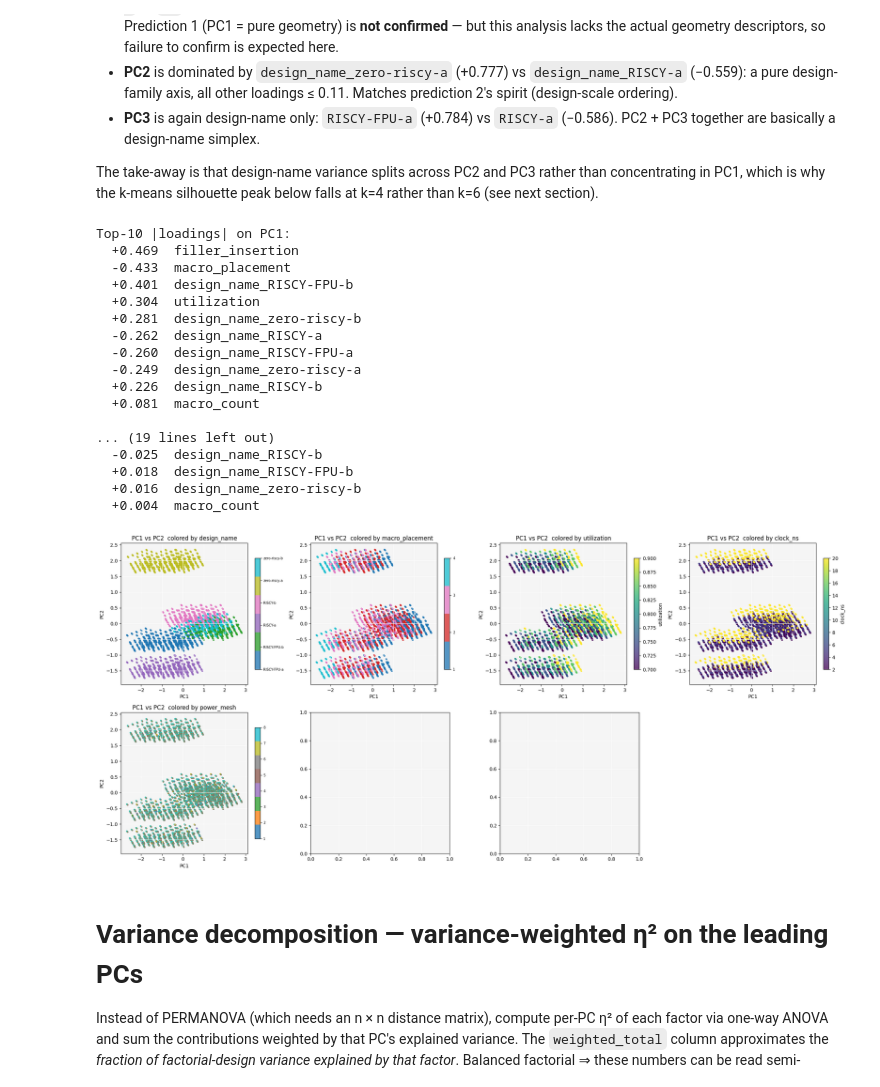
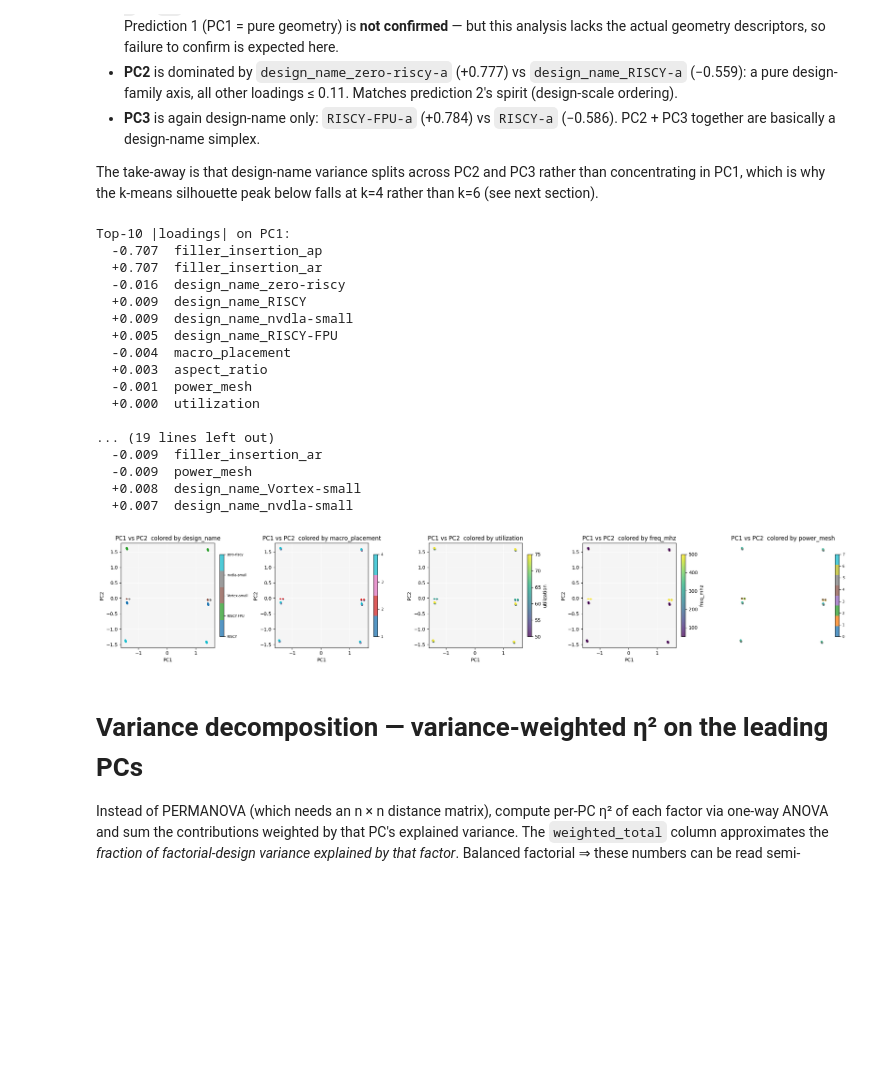
Before and after one commit to beppSpedicato/CircuitNet, a Jupyter notebook: dataset_description_and_partitioning/feature_axis_validation_N14.ipynb, the cells around one changed output. Drawn from its saved outputs; the diff is of its cells as text; code cells hidden in the pictures; blank space fills up the shorter version.

```diff
--- a/dataset_description_and_partitioning/feature_axis_validation_N14.ipynb
+++ b/dataset_description_and_partitioning/feature_axis_validation_N14.ipynb
@@ -60,7 +60,7 @@ plt.rcParams.update({
     'axes.facecolor': '#f5f5f5', 'figure.facecolor': 'white',
 })
 
-FEATURE_DIR = '../routability_ir_drop_prediction/training_set_N28/DRC/feature'
+FEATURE_DIR = '../routability_ir_drop_prediction/training_set_N14/DRC/feature'
 SEED = 42
 N_PER_STRATUM = 12
 STRATUM_COLS  = ['design_name','clock_ns','utilization']
@@ -140,7 +147,7 @@ spectrum is unusually flat (PC1 = 0.119, PC12 = 0.000, roughly linear
 decay) — expected for a near-orthogonal factorial design.
 # %%
 subset = df_meta
-new_subset = pd.get_dummies(subset, columns=['design_name'], dtype='uint8')
+new_subset = pd.get_dummies(subset, columns=['design_name', 'filler_insertion'], dtype='uint8')
 new_subset = new_subset.drop(columns=['filename'])
 print(new_subset.columns)
 
@@ -221,51 +228,51 @@ for pc in ['PC1', 'PC2', 'PC3']:
         print(f'  {loadings.loc[name, pc]:+.3f}  {name}')
 
 recolor_factors = ['design_name', 'macro_placement',
-                   'utilization', 'clock_ns', 'power_mesh']
-fig, axes = plt.subplots(1, 5, figsize=(22, 10))
+                   'utilization', 'freq_mhz', 'power_mesh']
+fig, axes = plt.subplots(1, 5, figsize=(22, 4))
 for ax, factor in zip(axes.ravel(), recolor_factors):
     if pd.api.types.is_numeric_dtype(subset[factor]):
         codes = subset[factor].to_numpy()
         sc_ = ax.scatter(Z[:, 0], Z[:, 1], c=codes, cmap='viridis',
                          s=12, alpha=0.75, edgecolor='none')
         plt.colorbar(sc_, ax=ax, fraction=0.04, label=factor)
     else:
         levels = sorted(subset[factor].astype(str).unique())
         code_map = {l: i for i, l in enumerate(levels)}
         codes = subset[factor].astype(str).map(code_map).to_numpy()
         cmap = mcm.get_cmap('tab10' if len(levels) <= 10 else 'tab20',
                             max(len(levels), 3))
         sc_ = ax.scatter(Z[:, 0], Z[:, 1], c=codes, cmap=cmap,
                          s=12, alpha=0.75, edgecolor='none',
                          vmin=0, vmax=max(len(levels) - 1, 1))
         cbar = plt.colorbar(sc_, ax=ax, ticks=range(len(levels)), fraction=0.04)
         cbar.set_ticklabels(levels)
         cbar.ax.tick_params(labelsize=7)
     ax.set_title(f'PC1 vs PC2  colored by {factor}')
     ax.set_xlabel('PC1'); ax.set_ylabel('PC2')
 axes.ravel()[-1].axis('off')
 plt.tight_layout(); plt.show()
 
 df_full = subset
 # %% [output]
 Top-10 |loadings| on PC1:
-  +0.469  filler_insertion
-  -0.433  macro_placement
-  +0.401  design_name_RISCY-FPU-b
-  +0.304  utilization
-  +0.281  design_name_zero-riscy-b
-  -0.262  design_name_RISCY-a
-  -0.260  design_name_RISCY-FPU-a
-  -0.249  design_name_zero-riscy-a
-  +0.226  design_name_RISCY-b
-  +0.081  macro_count
+  -0.707  filler_insertion_ap
+  +0.707  filler_insertion_ar
+  -0.016  design_name_zero-riscy
+  +0.009  design_name_RISCY
+  +0.009  design_name_nvdla-small
+  +0.005  design_name_RISCY-FPU
+  -0.004  macro_placement
+  +0.003  aspect_ratio
+  -0.001  power_mesh
+  +0.000  utilization
 
 ... (19 lines left out)
-  -0.025  design_name_RISCY-b
-  +0.018  design_name_RISCY-FPU-b
-  +0.016  design_name_zero-riscy-b
-  +0.004  macro_count
+  -0.009  filler_insertion_ar
+  -0.009  power_mesh
+  +0.008  design_name_Vortex-small
+  +0.007  design_name_nvdla-small
-[figure, old version]
+[figure, new version]
 # %% [markdown]
 # Variance decomposition — variance-weighted η² on the leading PCs
 
```
Also changed, not shown: parts of 6 cells of this notebook.
